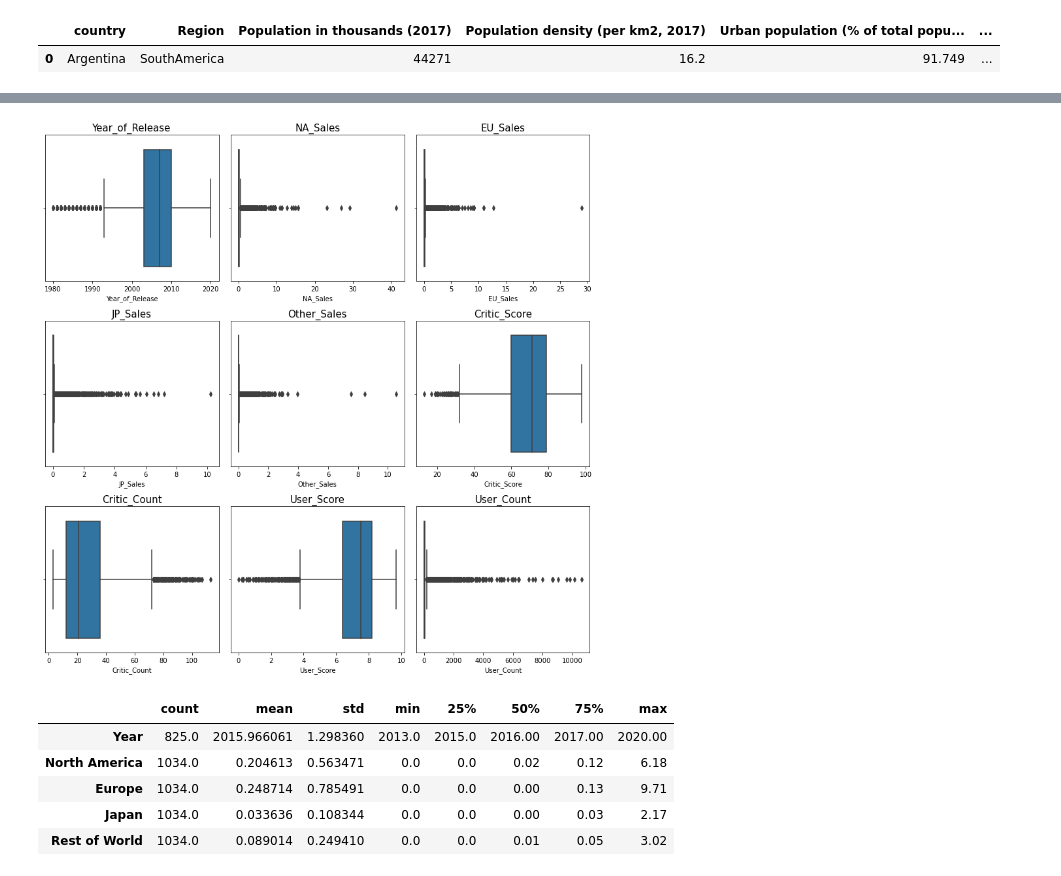
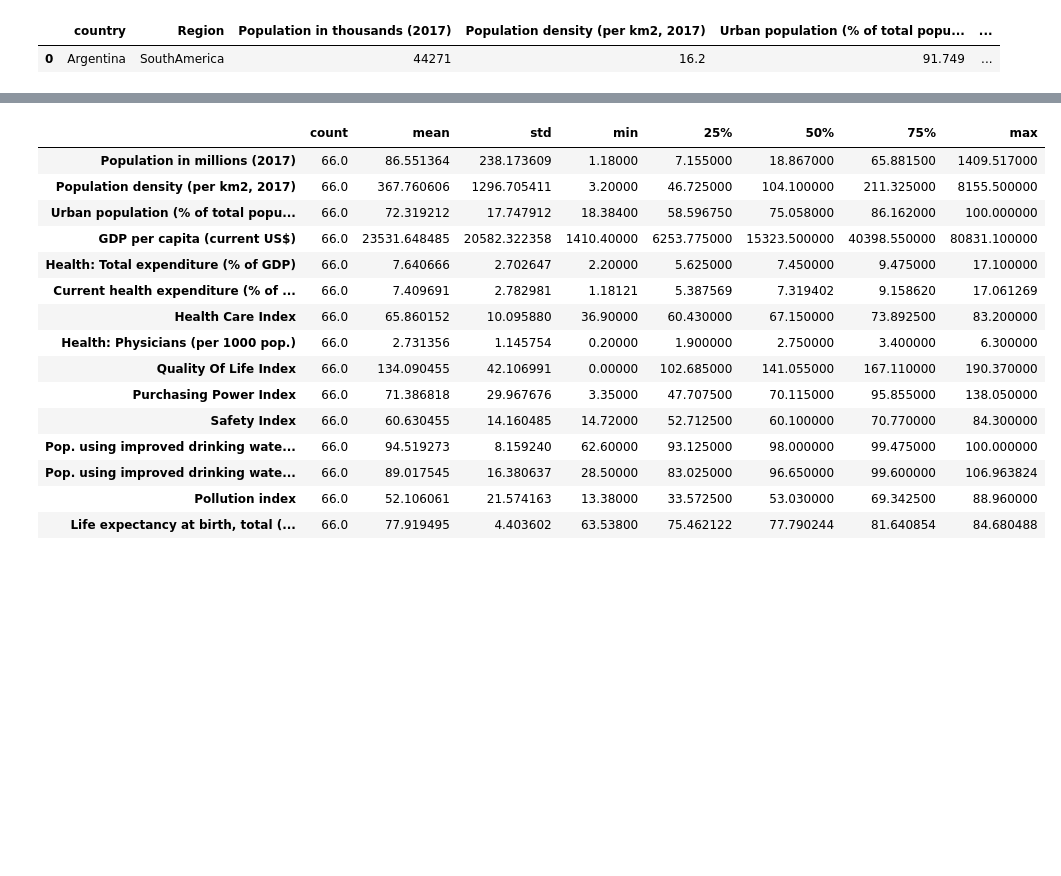
Before and after one commit to Adalab/promo-d-da-modulo3-sprint1-elisa-lidya, a Jupyter notebook: regresion-lineal/pair-regresion-lineal-ml-intro.ipynb, the cells around one changed output, grey strips where cells are left out. Saved outputs shown, nothing was run; the diff lists cells and outputs as text; code cells hidden in the pictures; blank space fills up the shorter version.

```diff
--- a/regresion-lineal/pair-regresion-lineal-ml-intro.ipynb
+++ b/regresion-lineal/pair-regresion-lineal-ml-intro.ipynb
@@ -189,3 +176,13 @@ df_socio.drop("Pop. using improved drinking water (urban/rural, %)", axis = 1, i
 df_socio["Population in millions (2017)"] = df_socio["Population in thousands (2017)"] / 1000
 
 df_socio.drop("Population in thousands (2017)", axis = 1, inplace = True)
+# %%
+def reemplazar_puntos(valor):
+
+    if valor == '...':
+        return np.nan
+    else:
+        return valor
+
+
+df_socio = df_socio.applymap(reemplazar_puntos)
@@ -205,0 +214,17 @@ df_socio = df_socio.applymap(reemplazar_nulos)
+# %%
+# procedemos a la limpieza de nulos con el método Iterative
+# 140% hab bcon agua potable en Hong Kong en rural
+# ¿Iterative IMputer mejor método o categorizar después?
+numericas = df_socio.select_dtypes(include=np.number)
+
+imputer = IterativeImputer()
+imputer.fit(numericas)
+imputer.transform(numericas)
+
+numericas = pd.DataFrame(imputer.transform(numericas), columns = numericas.columns)
+# %%
+columnas = numericas.columns
+
+df_socio.drop(columnas, axis = 1, inplace=True)
+
+df_socio[columnas] = numericas[columnas]
@@ -206,5 +246,5 @@ df_socio = df_socio.applymap(reemplazar_nulos)
 # %%
-# reordenamos las columnas ya limpias
+#tras haber unido los df con numéricas y categóricas, volvemos a reordenar las columnas
 
 df_socio = df_socio.reindex(columns = ['country', 'Region','Population in millions (2017)', 'Population density (per km2, 2017)',
        'Urban population (% of total population)_y',
@@ -212,5 +252,5 @@ df_socio = df_socio.reindex(columns = ['country', 'Region','Population in millio
        'Current health expenditure (% of GDP)', 'Health Care Index',
        'Health: Physicians (per 1000 pop.)','Quantity of Physicians (per 1000 pop.)', 'Quality Of Life Index',
        'Purchasing Power Index', 'Safety Index','Pop. using improved drinking water: urban(%)', 'Pop. using improved drinking water: rural (%)',
-       'CO2 emission estimates (million tons/tons per capita)',
+       'Pollution index',
        'Life expectancy at birth, total (years)'])
@@ -303,21 +305,19 @@ TypeError: Index.drop() got an unexpected keyword argument 'axis'
-# %%
-fig, axes = plt.subplots(nrows = 3, ncols = 3, figsize = (12,12))
-axes = axes.flat
-
-for i, col in enumerate(numericas2.columns):
-
-    sns.boxplot(df_games2[col], ax = axes[i])
-    axes[i].set_title(col, fontsize = 15)
-
-fig.tight_layout();
-# %% [output]
-[figure, removed]
 # %%
-df_games.describe().T
+df_socio.describe().T
 # %% [output]
 |  | count | mean | std | min | 25% | 50% | 75% | max |
-| Year | 825.0 | 2015.966061 | 1.298360 | 2013.0 | 2015.0 | 2016.00 | 2017.00 | 2020.00 |
-| North America | 1034.0 | 0.204613 | 0.563471 | 0.0 | 0.0 | 0.02 | 0.12 | 6.18 |
-| Europe | 1034.0 | 0.248714 | 0.785491 | 0.0 | 0.0 | 0.00 | 0.13 | 9.71 |
-| Japan | 1034.0 | 0.033636 | 0.108344 | 0.0 | 0.0 | 0.00 | 0.03 | 2.17 |
-| Rest of World | 1034.0 | 0.089014 | 0.249410 | 0.0 | 0.0 | 0.01 | 0.05 | 3.02 |
+| Population in millions (2017) | 66.0 | 86.551364 | 238.173609 | 1.18000 | 7.155000 | 18.867000 | 65.881500 | 1409.517000 |
+| Population density (per km2, 2017) | 66.0 | 367.760606 | 1296.705411 | 3.20000 | 46.725000 | 104.100000 | 211.325000 | 8155.500000 |
+| Urban population (% of total popu... | 66.0 | 72.319212 | 17.747912 | 18.38400 | 58.596750 | 75.058000 | 86.162000 | 100.000000 |
+| GDP per capita (current US$) | 66.0 | 23531.648485 | 20582.322358 | 1410.40000 | 6253.775000 | 15323.500000 | 40398.550000 | 80831.100000 |
+| Health: Total expenditure (% of GDP) | 66.0 | 7.640666 | 2.702647 | 2.20000 | 5.625000 | 7.450000 | 9.475000 | 17.100000 |
+| Current health expenditure (% of ... | 66.0 | 7.409691 | 2.782981 | 1.18121 | 5.387569 | 7.319402 | 9.158620 | 17.061269 |
+| Health Care Index | 66.0 | 65.860152 | 10.095880 | 36.90000 | 60.430000 | 67.150000 | 73.892500 | 83.200000 |
+| Health: Physicians (per 1000 pop.) | 66.0 | 2.731356 | 1.145754 | 0.20000 | 1.900000 | 2.750000 | 3.400000 | 6.300000 |
+| Quality Of Life Index | 66.0 | 134.090455 | 42.106991 | 0.00000 | 102.685000 | 141.055000 | 167.110000 | 190.370000 |
+| Purchasing Power Index | 66.0 | 71.386818 | 29.967676 | 3.35000 | 47.707500 | 70.115000 | 95.855000 | 138.050000 |
+| Safety Index | 66.0 | 60.630455 | 14.160485 | 14.72000 | 52.712500 | 60.100000 | 70.770000 | 84.300000 |
+| Pop. using improved drinking wate... | 66.0 | 94.519273 | 8.159240 | 62.60000 | 93.125000 | 98.000000 | 99.475000 | 100.000000 |
+| Pop. using improved drinking wate... | 66.0 | 89.017545 | 16.380637 | 28.50000 | 83.025000 | 96.650000 | 99.600000 | 106.963824 |
+| Pollution index | 66.0 | 52.106061 | 21.574163 | 13.38000 | 33.572500 | 53.030000 | 69.342500 | 88.960000 |
+| Life expectancy at birth, total (... | 66.0 | 77.919495 | 4.403602 | 63.53800 | 75.462122 | 77.790244 | 81.640854 | 84.680488 |
```
Also changed, not shown: parts of 22 cells of this notebook, 1 other file.
